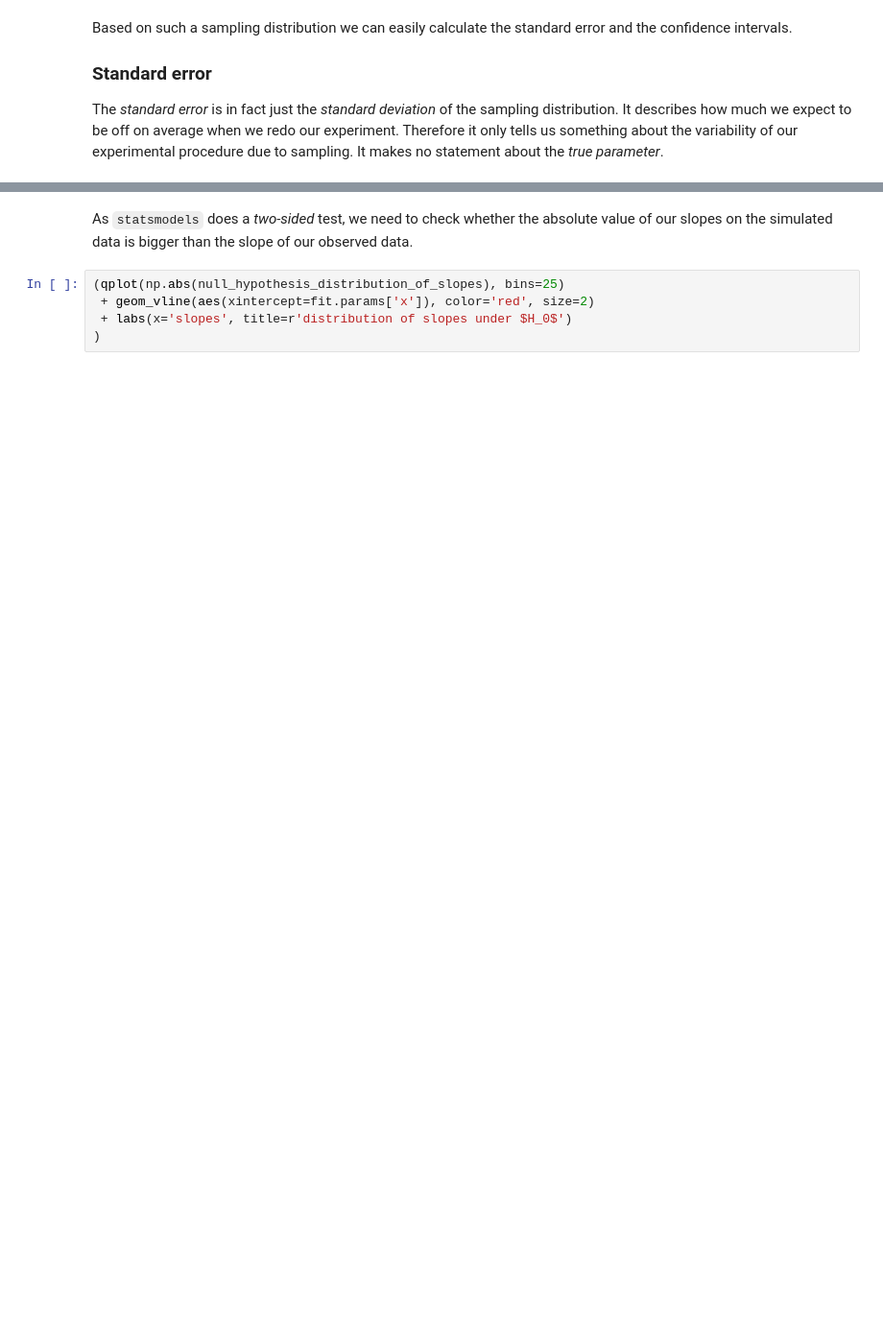
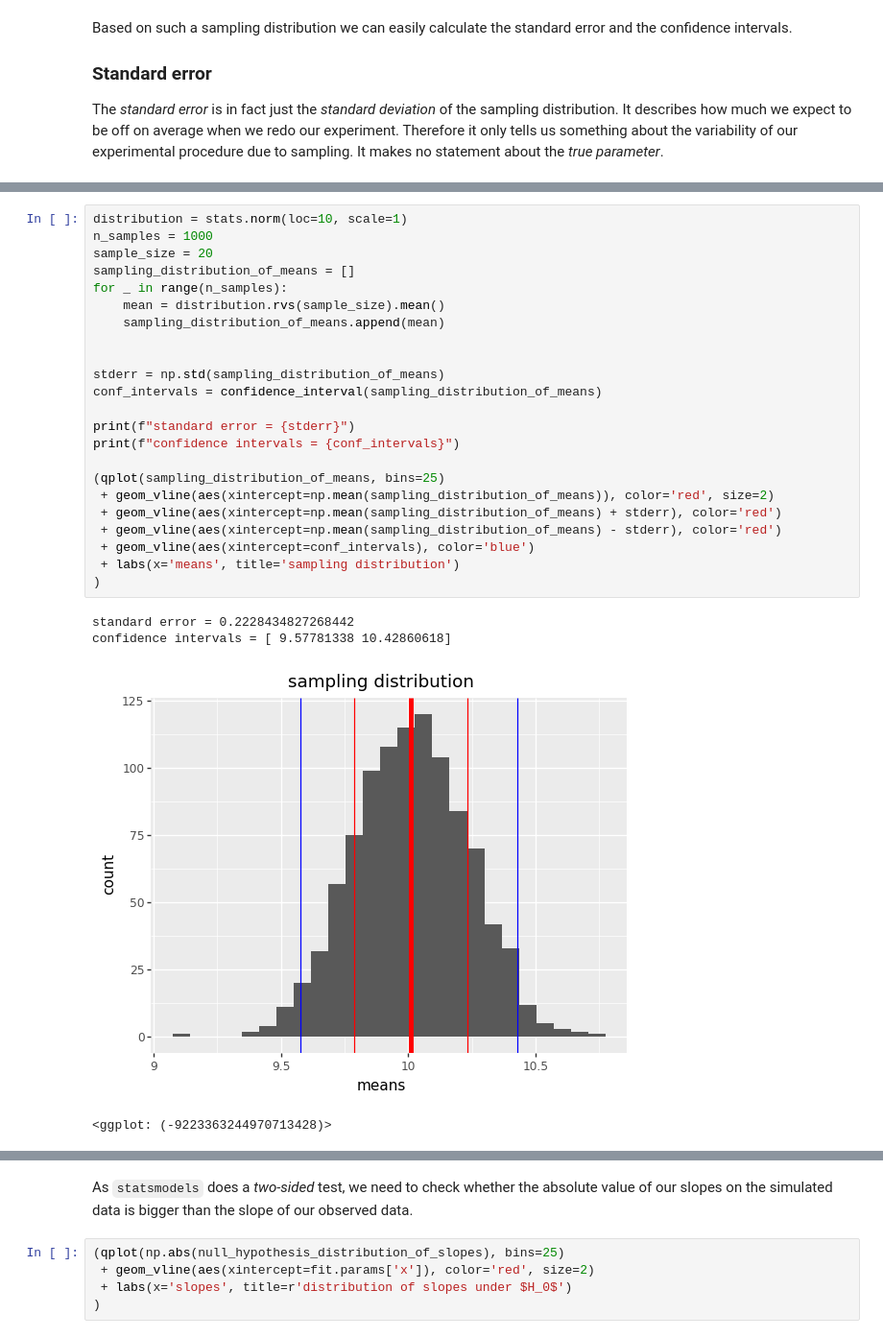
Before and after one commit to scientificprogrammingUOS/lectures, a Jupyter notebook: week12-Statistical-Modeling/lecture.ipynb, the cells around one changed output, grey strips where cells are left out. Shown: that part at 96% size. Drawn from its saved outputs; the diff is of its cells as text; blank space fills up the shorter version.

```diff
--- a/week12-Statistical-Modeling/lecture.ipynb
+++ b/week12-Statistical-Modeling/lecture.ipynb
@@ -354,2 +432,30 @@ array([ 9.15129865, 10.89389599])
+# %%
+distribution = stats.norm(loc=10, scale=1)
+n_samples = 1000
+sample_size = 20
+sampling_distribution_of_means = []
+for _ in range(n_samples):
+    mean = distribution.rvs(sample_size).mean()
+    sampling_distribution_of_means.append(mean)
+
+
+stderr = np.std(sampling_distribution_of_means)
+conf_intervals = confidence_interval(sampling_distribution_of_means)
+
+print(f"standard error = {stderr}")
+print(f"confidence intervals = {conf_intervals}")
+
+(qplot(sampling_distribution_of_means, bins=25)
+ + geom_vline(aes(xintercept=np.mean(sampling_distribution_of_means)), color='red', size=2)
+ + geom_vline(aes(xintercept=np.mean(sampling_distribution_of_means) + stderr), color='red')
+ + geom_vline(aes(xintercept=np.mean(sampling_distribution_of_means) - stderr), color='red')
+ + geom_vline(aes(xintercept=conf_intervals), color='blue')
+ + labs(x='means', title='sampling distribution')
+)
+# %% [output]
+standard error = 0.2228434827268442
+confidence intervals = [ 9.57781338 10.42860618]
+[figure, added]
+<ggplot: (-9223363244970713428)>
 # %% [markdown]
 ## Bootstrapping
```
Also changed, not shown: parts of 108 cells of this notebook, 1 other file.
